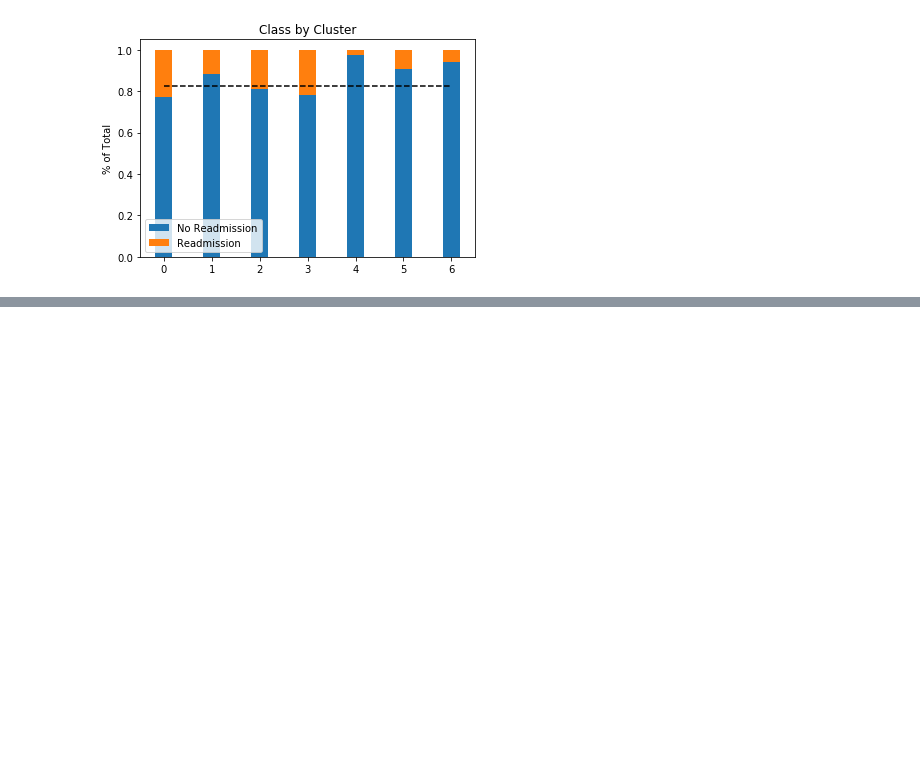
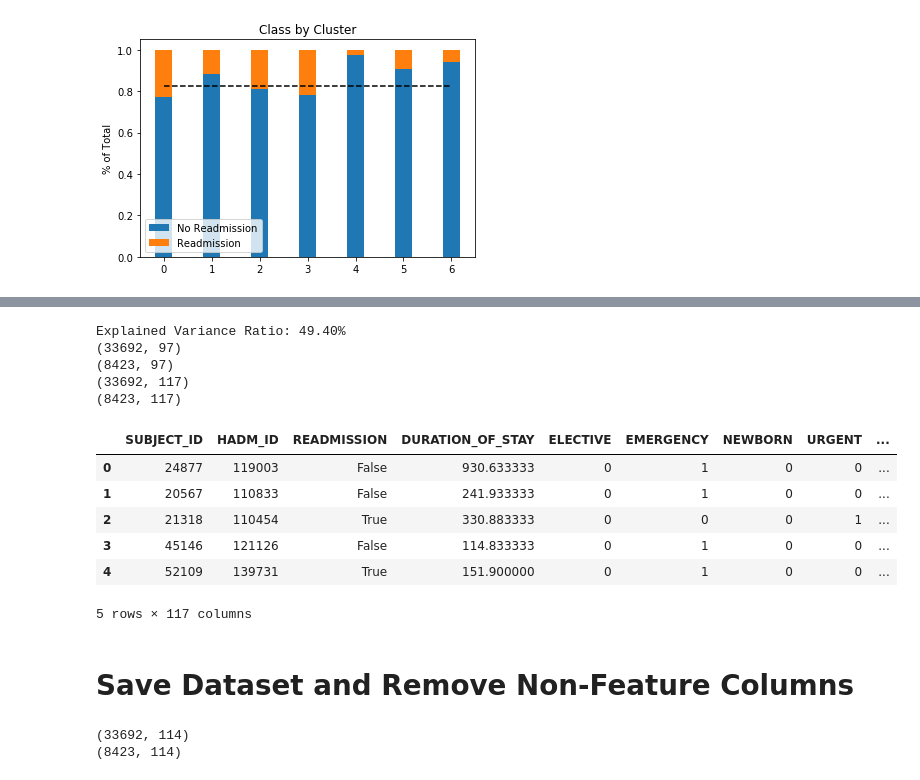
Before and after one commit to pateli18/Machine-Learning-Nanodegree, a Jupyter notebook: capstone_project/Split Dataset and Add Text Features.ipynb, the cells around one changed output, grey strips where cells are left out. Saved outputs shown, nothing was run; the diff lists cells and outputs as text; code cells hidden in the pictures; blank space fills up the shorter version.

Commit message:
added pca and final dataset cleaning

```diff
--- a/capstone_project/Split Dataset and Add Text Features.ipynb
+++ b/capstone_project/Split Dataset and Add Text Features.ipynb
@@ -178,7 +163,7 @@ there are 121780 items in vocab_frame
 # %%
 # run k-means clustering and input it into dataset
 clusters = 7
-km = cluster_text(train_df, clusters, vocab_frame, tfidf_matrix_train, terms)
+km = cluster_text(train_df.copy(), clusters, vocab_frame, tfidf_matrix_train, terms)
 train_df['DESCRIPTION_CLUSTER'] = km.predict(tfidf_matrix_train)
 test_df['DESCRIPTION_CLUSTER'] = km.predict(tfidf_matrix_test)
 # %% [output]
@@ -242,3 +215,10 @@ ax.plot([0, 6], [(1.0*train_no_readmission / train_df.shape[0]), (1.0*train_no_r
 plt.show()
 # %% [output]
 [figure]
+# %%
+# format cluster labels
+train_df['DESCRIPTION_CLUSTER'] = train_df['DESCRIPTION_CLUSTER'].apply(lambda x: 'Text Cluster - {0}'.format(x))
+test_df['DESCRIPTION_CLUSTER'] = test_df['DESCRIPTION_CLUSTER'].apply(lambda x: 'Text Cluster - {0}'.format(x))
+
+train_df = convert_categorical(train_df, 'DESCRIPTION_CLUSTER')
+test_df = convert_categorical(test_df, 'DESCRIPTION_CLUSTER')
@@ -244,0 +250,47 @@ plt.show()
+# %%
+# fit model to training set
+chosen_component = 20
+pca = TruncatedSVD(n_components=chosen_component)
+pca_train = pca.fit_transform(tfidf_matrix_train)
+pca_test = pca.transform(tfidf_matrix_test)
+print('Explained Variance Ratio: {0:.2f}%'.format(pca.explained_variance_ratio_.sum() * 100.))
+
+# add pca vectors to train and test sets
+pca_column_headers = ['Text PCA - {0}'.format(i) for i in range(chosen_component)]
+pca_train_df = pd.DataFrame(pca_train, columns = pca_column_headers)
+pca_test_df = pd.DataFrame(pca_test, columns = pca_column_headers)
+
+print(train_df.shape)
+print(test_df.shape)
+train_df = pd.concat([train_df, pca_train_df], axis = 1)
+test_df = pd.concat([test_df, pca_test_df], axis = 1)
+print(train_df.shape)
+print(test_df.shape)
+
+train_df.head()
+# %% [output]
+Explained Variance Ratio: 49.40%
+(33692, 97)
+(8423, 97)
+(33692, 117)
+(8423, 117)
+|  | SUBJECT_ID | HADM_ID | READMISSION | DURATION_OF_STAY | ELECTIVE | EMERGENCY | NEWBORN | URGENT | ... |
+| 0 | 24877 | 119003 | False | 930.633333 | 0 | 1 | 0 | 0 | ... |
+| 1 | 20567 | 110833 | False | 241.933333 | 0 | 1 | 0 | 0 | ... |
+| 2 | 21318 | 110454 | True | 330.883333 | 0 | 0 | 0 | 1 | ... |
+| 3 | 45146 | 121126 | False | 114.833333 | 0 | 1 | 0 | 0 | ... |
+| 4 | 52109 | 139731 | True | 151.900000 | 0 | 1 | 0 | 0 | ... |
+5 rows × 117 columns
+# %% [markdown]
+# Save Dataset and Remove Non-Feature Columns
+# %%
+train_df = train_df.drop(['SUBJECT_ID', 'HADM_ID', 'DESCRIPTION'], axis = 1)
+print(train_df.shape)
+test_df = test_df.drop(['SUBJECT_ID', 'HADM_ID', 'DESCRIPTION'], axis = 1)
+print(test_df.shape)
+
+train_df.to_csv('train_dataset.csv', index = False)
+test_df.to_csv('test_dataset.csv', index = False)
+# %% [output]
+(33692, 114)
+(8423, 114)
```
Also changed, not shown: parts of 8 cells of this notebook.
